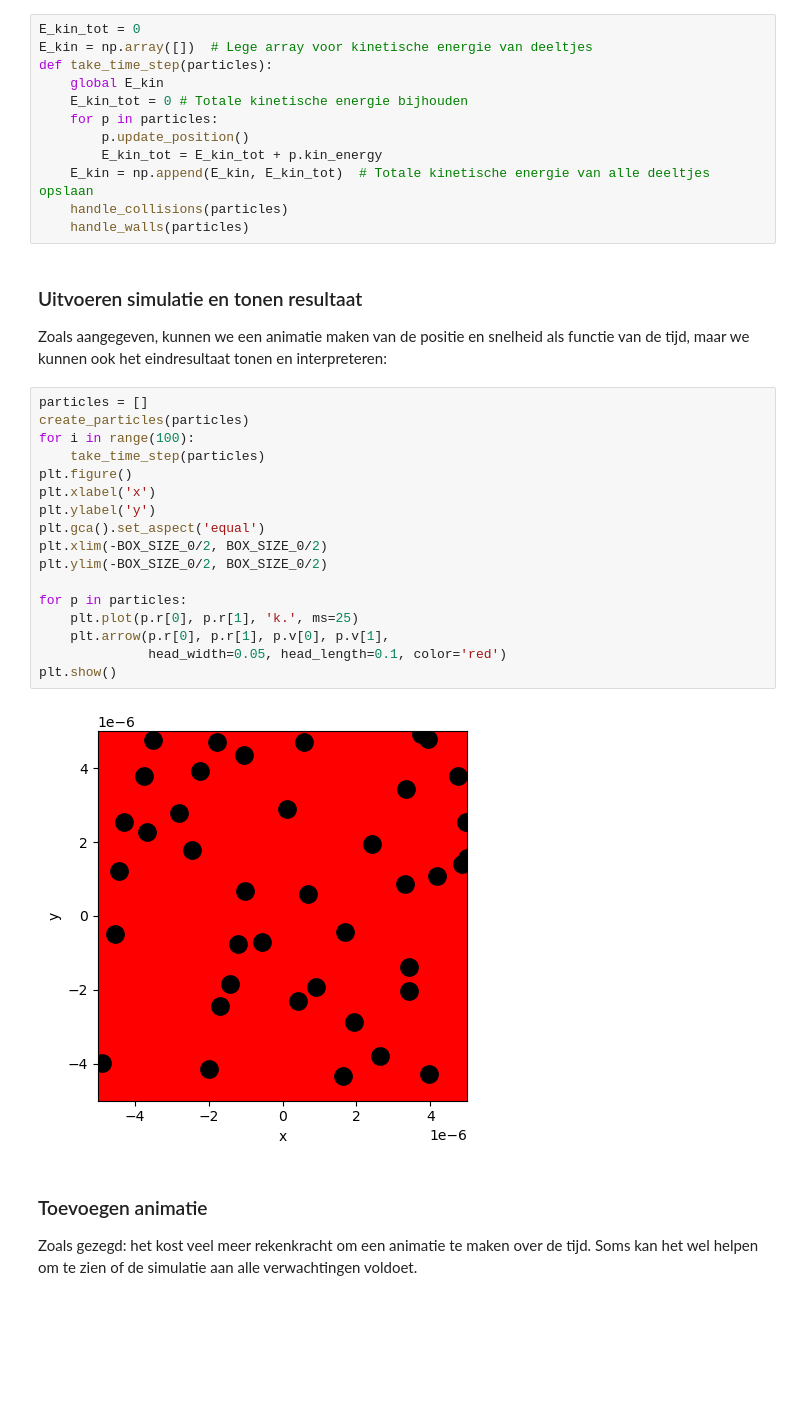
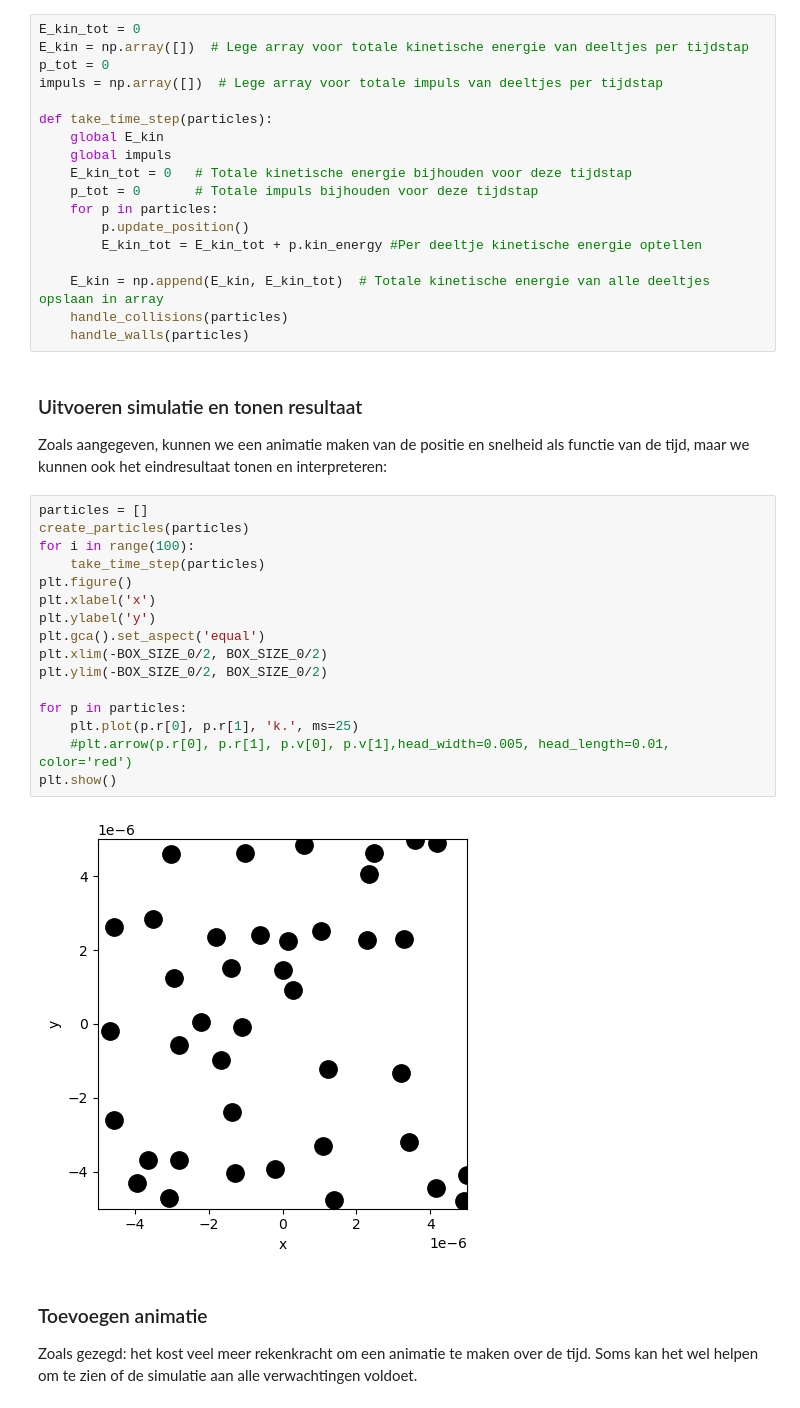
Before and after one commit to Eerkje/Annet-Erik, a Jupyter notebook: Content/PySim/3_recap.ipynb, the cells around one changed output. Cells and saved outputs as stored; diff of their text form; blank space fills up the shorter version.

```diff
--- a/Content/PySim/3_recap.ipynb
+++ b/Content/PySim/3_recap.ipynb
@@ -221,14 +221,20 @@ def handle_walls(particles):
 Nu moeten we alle functies op de juiste manier combineren om de simulatie een tijdstap te laten maken:
 # %%
 E_kin_tot = 0
-E_kin = np.array([])  # Lege array voor kinetische energie van deeltjes
+E_kin = np.array([])  # Lege array voor totale kinetische energie van deeltjes per tijdstap
+p_tot = 0
+impuls = np.array([])  # Lege array voor totale impuls van deeltjes per tijdstap
+
 def take_time_step(particles):
     global E_kin
-    E_kin_tot = 0 # Totale kinetische energie bijhouden
+    global impuls
+    E_kin_tot = 0   # Totale kinetische energie bijhouden voor deze tijdstap
+    p_tot = 0       # Totale impuls bijhouden voor deze tijdstap
     for p in particles:
         p.update_position()
-        E_kin_tot = E_kin_tot + p.kin_energy
-    E_kin = np.append(E_kin, E_kin_tot)  # Totale kinetische energie van alle deeltjes opslaan
+        E_kin_tot = E_kin_tot + p.kin_energy #Per deeltje kinetische energie optellen
+
+    E_kin = np.append(E_kin, E_kin_tot)  # Totale kinetische energie van alle deeltjes opslaan in array
     handle_collisions(particles)
     handle_walls(particles)
 # %% [markdown]
@@ -238,22 +244,21 @@ Zoals aangegeven, kunnen we een animatie maken van de positie en snelheid als fu
 # %%
 particles = []
 create_particles(particles)
 for i in range(100):
     take_time_step(particles)
 plt.figure()
 plt.xlabel('x')
 plt.ylabel('y')
 plt.gca().set_aspect('equal')
 plt.xlim(-BOX_SIZE_0/2, BOX_SIZE_0/2)
 plt.ylim(-BOX_SIZE_0/2, BOX_SIZE_0/2)
 
 for p in particles:
     plt.plot(p.r[0], p.r[1], 'k.', ms=25)
-    plt.arrow(p.r[0], p.r[1], p.v[0], p.v[1],
-              head_width=0.05, head_length=0.1, color='red')
+    #plt.arrow(p.r[0], p.r[1], p.v[0], p.v[1],head_width=0.005, head_length=0.01, color='red')
 plt.show()
 # %% [output]
-[figure, old version]
+[figure, new version]
 # %% [markdown]
 ### Toevoegen animatie
 
```
Also changed, not shown: parts of 7 cells of this notebook, 1 other file.
